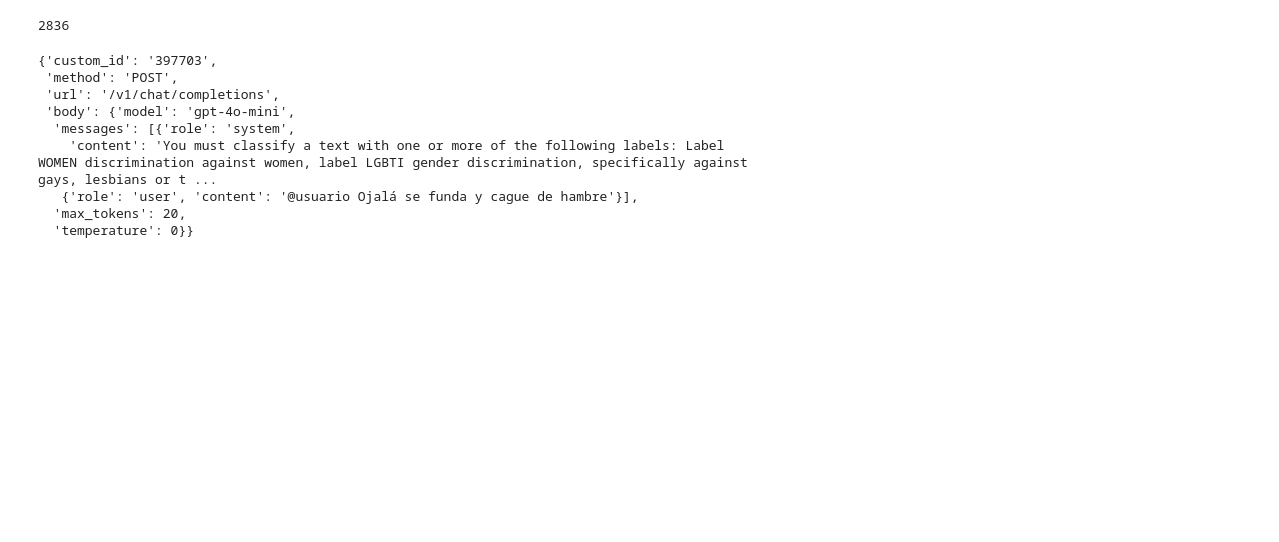
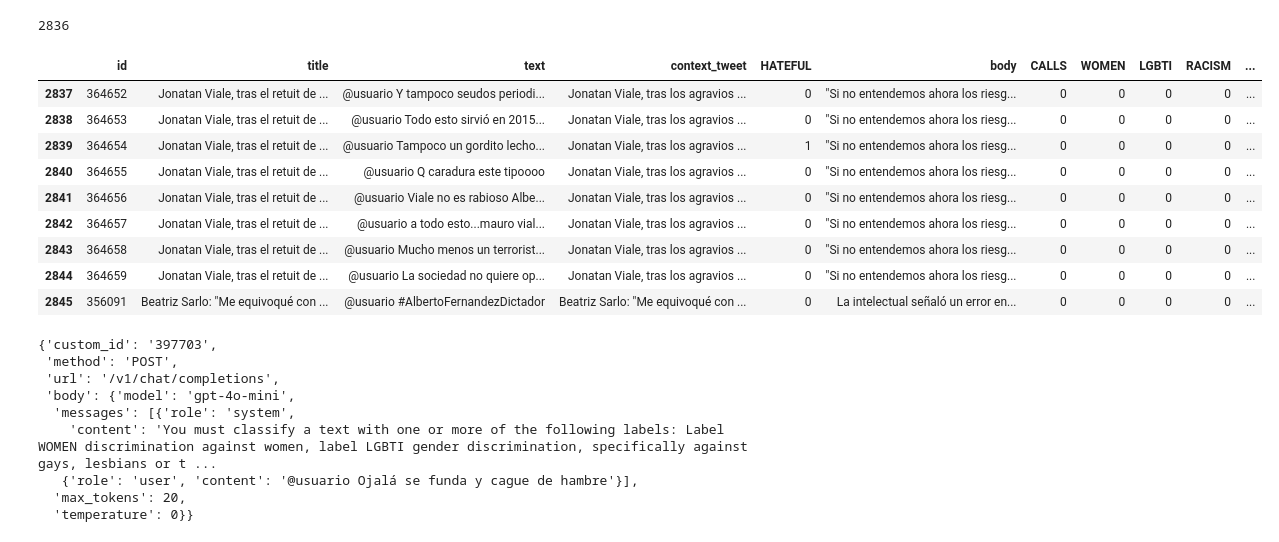
Before and after one commit to natdebandi/hate_speech_ar, a Jupyter notebook: 2_GPT_multiclass_batch.ipynb, the cells around one changed output. Cells and saved outputs as stored; diff of their text form; code cells hidden in the pictures; blank space fills up the shorter version.

```diff
--- a/2_GPT_multiclass_batch.ipynb
+++ b/2_GPT_multiclass_batch.ipynb
@@ -159,8 +159,21 @@ size_df
 # %% [output]
 2836
 # %%
-df1 = df_test.iloc[:, : size_df]
-df2 = df_test.iloc[:, size_df:]
+df1 = df_test.iloc[:size_df,:]
+df2 = df_test.iloc[size_df:,:]
+# %%
+df2[1:10]
+# %% [output]
+|  | id | title | text | context_tweet | HATEFUL | body | CALLS | WOMEN | LGBTI | RACISM | ... |
+| 2837 | 364652 | Jonatan Viale, tras el retuit de ... | @usuario Y tampoco seudos periodi... | Jonatan Viale, tras los agravios ... | 0 | "Si no entendemos ahora los riesg... | 0 | 0 | 0 | 0 | ... |
+| 2838 | 364653 | Jonatan Viale, tras el retuit de ... | @usuario Todo esto sirvió en 2015... | Jonatan Viale, tras los agravios ... | 0 | "Si no entendemos ahora los riesg... | 0 | 0 | 0 | 0 | ... |
+| 2839 | 364654 | Jonatan Viale, tras el retuit de ... | @usuario Tampoco un gordito lecho... | Jonatan Viale, tras los agravios ... | 1 | "Si no entendemos ahora los riesg... | 0 | 0 | 0 | 0 | ... |
+| 2840 | 364655 | Jonatan Viale, tras el retuit de ... | @usuario Q caradura este tipoooo | Jonatan Viale, tras los agravios ... | 0 | "Si no entendemos ahora los riesg... | 0 | 0 | 0 | 0 | ... |
+| 2841 | 364656 | Jonatan Viale, tras el retuit de ... | @usuario Viale no es rabioso Albe... | Jonatan Viale, tras los agravios ... | 0 | "Si no entendemos ahora los riesg... | 0 | 0 | 0 | 0 | ... |
+| 2842 | 364657 | Jonatan Viale, tras el retuit de ... | @usuario a todo esto...mauro vial... | Jonatan Viale, tras los agravios ... | 0 | "Si no entendemos ahora los riesg... | 0 | 0 | 0 | 0 | ... |
+| 2843 | 364658 | Jonatan Viale, tras el retuit de ... | @usuario Mucho menos un terrorist... | Jonatan Viale, tras los agravios ... | 0 | "Si no entendemos ahora los riesg... | 0 | 0 | 0 | 0 | ... |
+| 2844 | 364659 | Jonatan Viale, tras el retuit de ... | @usuario La sociedad no quiere op... | Jonatan Viale, tras los agravios ... | 0 | "Si no entendemos ahora los riesg... | 0 | 0 | 0 | 0 | ... |
+| 2845 | 356091 | Beatriz Sarlo: "Me equivoqué con ... | @usuario #AlbertoFernandezDictador | Beatriz Sarlo: "Me equivoqué con ... | 0 | La intelectual señaló un error en... | 0 | 0 | 0 | 0 | ... |
 # %%
 batch1=create_batch_multiple(df1)
 batch1[0]
```
Also changed, not shown: parts of 7 cells of this notebook.
